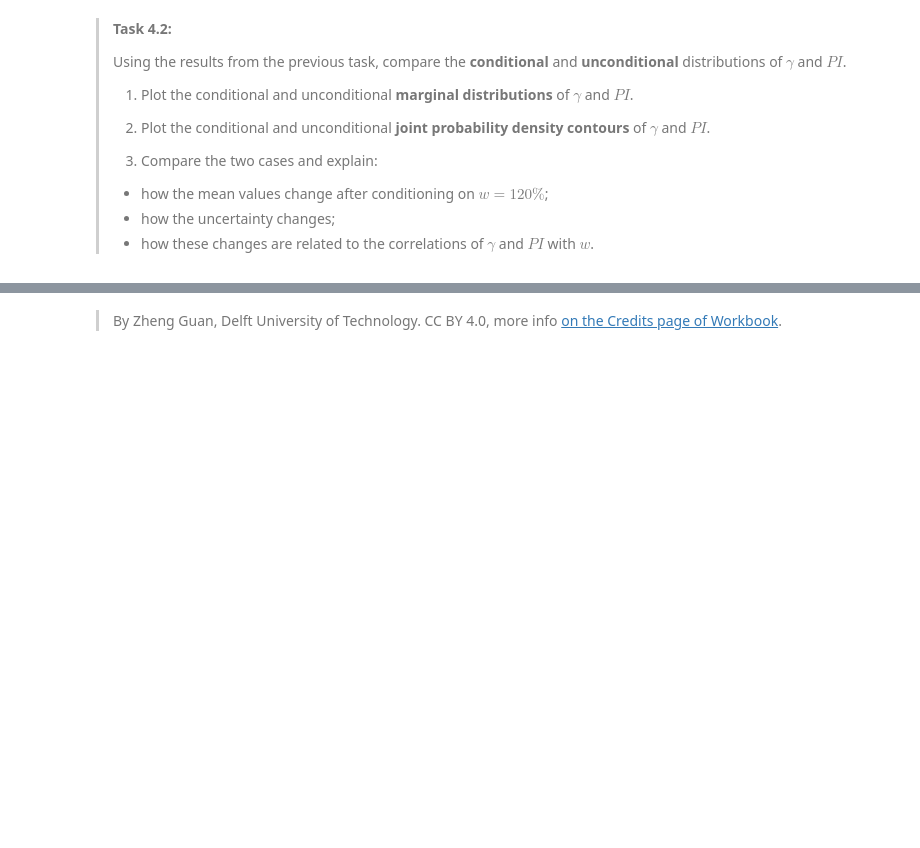
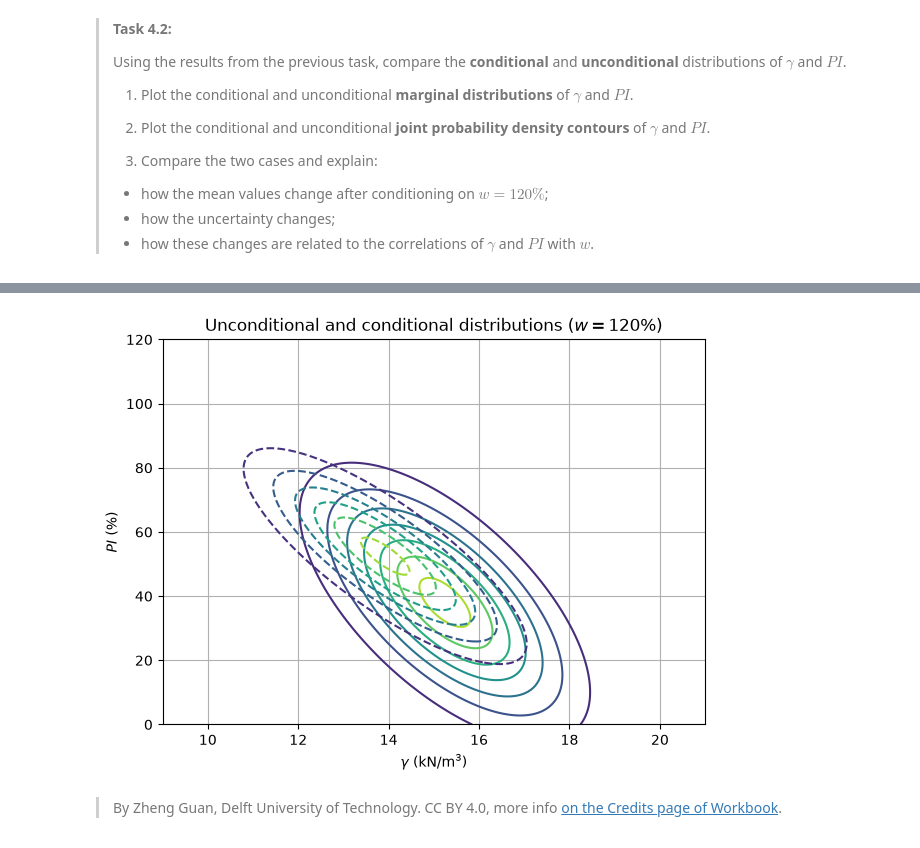
Before and after one commit to sembouman/GA1.5, a Jupyter notebook: Gaussian_Soil.ipynb, the cells around one changed output, grey strips where cells are left out. Saved outputs shown, nothing was run; the diff lists cells and outputs as text; code cells hidden in the pictures; blank space fills up the shorter version.

```diff
--- a/Gaussian_Soil.ipynb
+++ b/Gaussian_Soil.ipynb
@@ -509,47 +576,62 @@ uncond_cov = np.array([
 # ---------------------------------------------------------
 
 # Create pairs of [γ, PI] values
-X = ### YOUR CODE HERE ###
+X1_1d = np.concatenate(G.T)
+X2_1d = np.concatenate(I.T)
+X = np.array([
+    X1_1d,
+    X2_1d
+]).T
 # Hint: use np.concatenate on G.T and I.T, then stack the two 1D arrays as columns.
 
 # Unconditional joint PDF
-Z_uncond = ### YOUR CODE HERE ###
+Z_uncond = multivariate_normal.pdf(
+    X,
+    mean=uncond_mu,
+    cov=uncond_cov
+)
 
 # Conditional joint PDF given w = 120%
-Z_cond = ### YOUR CODE HERE ###
+Z_cond = multivariate_normal.pdf(
+    X,
+    mean=cond_mu_vector,
+    cov=cond_sigma_matrix
+)
 
 # Convert the PDF values back to the two-dimensional grid
-Z_uncond = ### YOUR CODE HERE ###
-Z_cond = ### YOUR CODE HERE ###
+Z_uncond = Z_uncond.reshape(G.shape).T
+Z_cond = Z_cond.reshape(G.shape).T
 
 
 # ---------------------------------------------------------
 # 4. Plot the contours
 # ---------------------------------------------------------
 
 fig, ax = plt.subplots(figsize=(7, 5))
 
 ax.contour(
     G, I, Z_uncond,
     levels=8,
     linestyles='-'
 )
 
 ax.contour(
     G, I, Z_cond,
     levels=8,
     linestyles='--'
 )
 
 ax.grid()
 
 ax.set_xlabel(r'$\gamma$ (kN/m$^3$)')
 ax.set_ylabel(r'$PI$ (%)')
 
 ax.set_title(
     r'Unconditional and conditional distributions ($w=120\%$)'
 )
 
 plt.show()
+# %% [output]
+[figure, added]
 # %% [markdown]
 > By Zheng Guan, Delft University of Technology. CC BY 4.0, more info [on the Credits page of Workbook](https://mude.citg.tudelft.nl/workbook-2026/credits.html).
```
Also changed, not shown: parts of 7 cells of this notebook.
